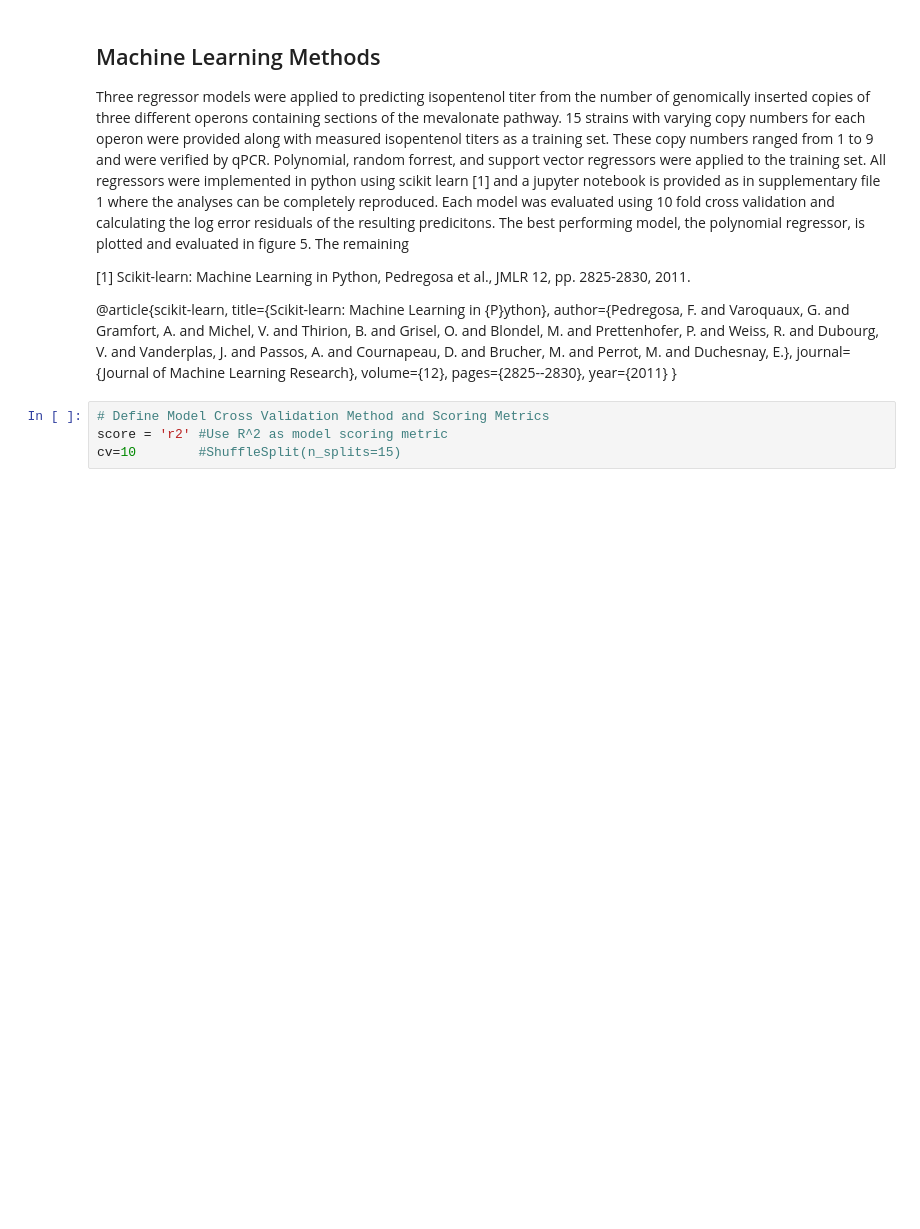
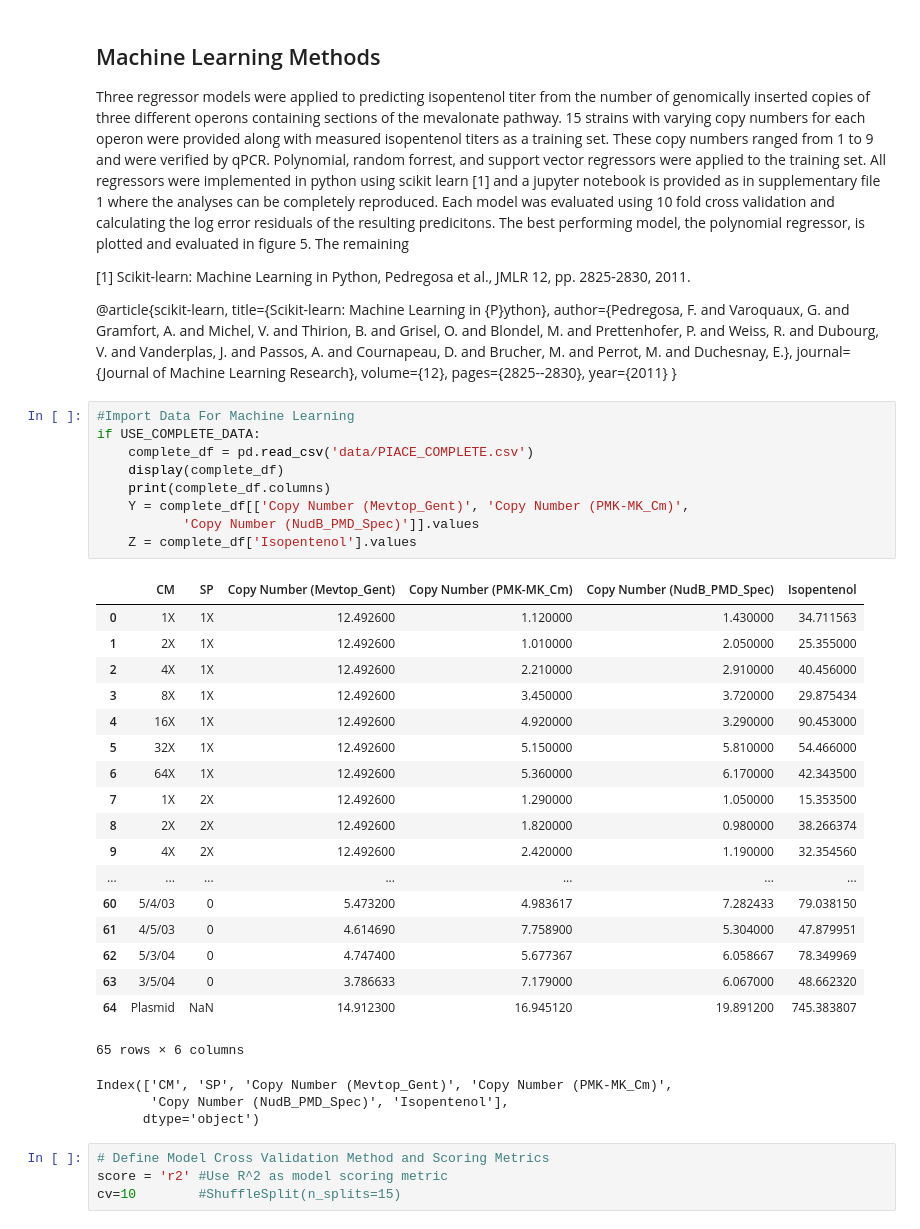
Before and after one commit to JBEI/PIACE, a Jupyter notebook: PIACE Machine Learning Models.ipynb, the cells around one changed output. Drawn from its saved outputs; the diff is of its cells as text; blank space fills up the shorter version.

```diff
--- a/PIACE Machine Learning Models.ipynb
+++ b/PIACE Machine Learning Models.ipynb
@@ -304,6 +306,37 @@ Three regressor models were applied to predicting isopentenol titer from the num
  pages={2825--2830},
  year={2011}
 }
+# %%
+#Import Data For Machine Learning
+if USE_COMPLETE_DATA:
+    complete_df = pd.read_csv('data/PIACE_COMPLETE.csv')
+    display(complete_df)
+    print(complete_df.columns)
+    Y = complete_df[['Copy Number (Mevtop_Gent)', 'Copy Number (PMK-MK_Cm)',
+           'Copy Number (NudB_PMD_Spec)']].values
+    Z = complete_df['Isopentenol'].values
+# %% [output]
+|  | CM | SP | Copy Number (Mevtop_Gent) | Copy Number (PMK-MK_Cm) | Copy Number (NudB_PMD_Spec) | Isopentenol |
+| 0 | 1X | 1X | 12.492600 | 1.120000 | 1.430000 | 34.711563 |
+| 1 | 2X | 1X | 12.492600 | 1.010000 | 2.050000 | 25.355000 |
+| 2 | 4X | 1X | 12.492600 | 2.210000 | 2.910000 | 40.456000 |
+| 3 | 8X | 1X | 12.492600 | 3.450000 | 3.720000 | 29.875434 |
+| 4 | 16X | 1X | 12.492600 | 4.920000 | 3.290000 | 90.453000 |
+| 5 | 32X | 1X | 12.492600 | 5.150000 | 5.810000 | 54.466000 |
+| 6 | 64X | 1X | 12.492600 | 5.360000 | 6.170000 | 42.343500 |
+| 7 | 1X | 2X | 12.492600 | 1.290000 | 1.050000 | 15.353500 |
+| 8 | 2X | 2X | 12.492600 | 1.820000 | 0.980000 | 38.266374 |
+| 9 | 4X | 2X | 12.492600 | 2.420000 | 1.190000 | 32.354560 |
+| ... | ... | ... | ... | ... | ... | ... |
+| 60 | 5/4/03 | 0 | 5.473200 | 4.983617 | 7.282433 | 79.038150 |
+| 61 | 4/5/03 | 0 | 4.614690 | 7.758900 | 5.304000 | 47.879951 |
+| 62 | 5/3/04 | 0 | 4.747400 | 5.677367 | 6.058667 | 78.349969 |
+| 63 | 3/5/04 | 0 | 3.786633 | 7.179000 | 6.067000 | 48.662320 |
+| 64 | Plasmid | NaN | 14.912300 | 16.945120 | 19.891200 | 745.383807 |
+65 rows × 6 columns
+Index(['CM', 'SP', 'Copy Number (Mevtop_Gent)', 'Copy Number (PMK-MK_Cm)',
+       'Copy Number (NudB_PMD_Spec)', 'Isopentenol'],
+      dtype='object')
 # %%
 # Define Model Cross Validation Method and Scoring Metrics
 score = 'r2' #Use R^2 as model scoring metric
```
Also changed, not shown: parts of 7 cells of this notebook, 9 other files.
